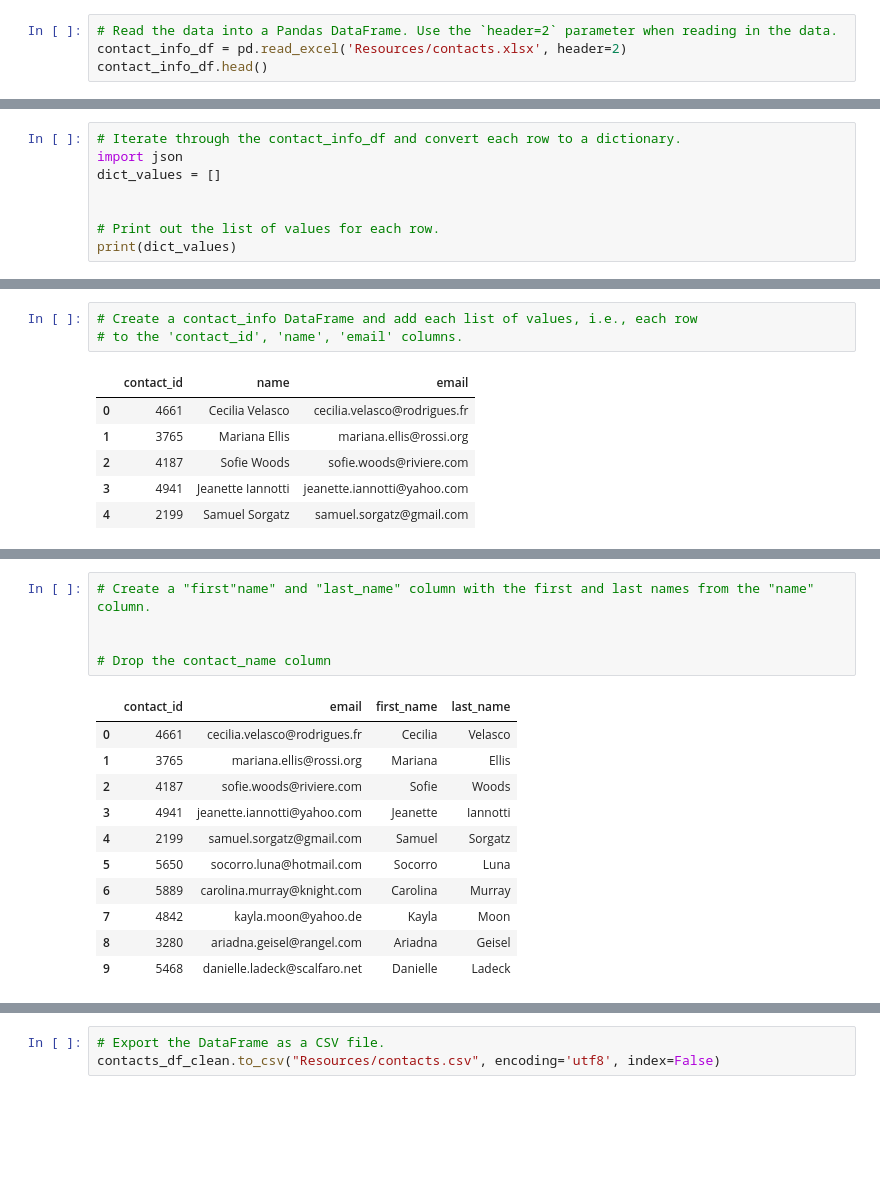
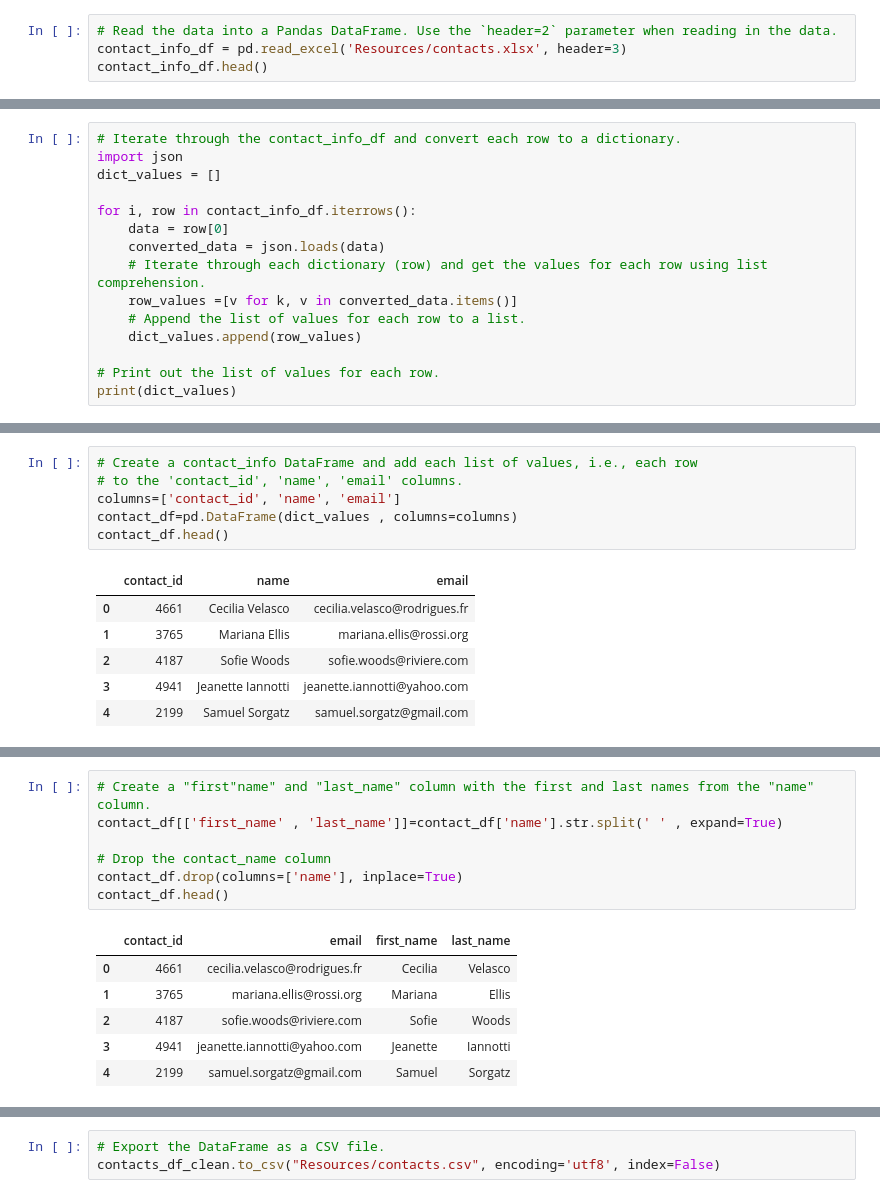
Before and after one commit to WRAITH522/Crowdfunding_ETL, a Jupyter notebook: ETL_Mini_Project_RSilvey_MRindfleisch.ipynb, the cells around one changed output, grey strips where cells are left out. Drawn from its saved outputs; the diff is of its cells as text; blank space fills up the shorter version.

```diff
--- a/ETL_Mini_Project_RSilvey_MRindfleisch.ipynb
+++ b/ETL_Mini_Project_RSilvey_MRindfleisch.ipynb
@@ -274,6 +279,6 @@ campaign_cleaned.to_csv("Resources/campaign.csv", index=False)
 ### Extract the contacts.xlsx Data.
 # %%
 # Read the data into a Pandas DataFrame. Use the `header=2` parameter when reading in the data.
-contact_info_df = pd.read_excel('Resources/contacts.xlsx', header=2)
+contact_info_df = pd.read_excel('Resources/contacts.xlsx', header=3)
 contact_info_df.head()
 # %% [output]
@@ -300,6 +320,13 @@ Then export the DataFrame as a `contacts.csv` CSV file.
 import json
 dict_values = []
 
+for i, row in contact_info_df.iterrows():
+    data = row[0]
+    converted_data = json.loads(data)
+    # Iterate through each dictionary (row) and get the values for each row using list comprehension.
+    row_values =[v for k, v in converted_data.items()]
+    # Append the list of values for each row to a list.
+    dict_values.append(row_values)
 
 # Print out the list of values for each row.
 print(dict_values)
@@ -308,6 +335,9 @@ print(dict_values)
 # %%
 # Create a contact_info DataFrame and add each list of values, i.e., each row
 # to the 'contact_id', 'name', 'email' columns.
+columns=['contact_id', 'name', 'email']
+contact_df=pd.DataFrame(dict_values , columns=columns)
+contact_df.head()
 # %% [output]
 |  | contact_id | name | email |
 | 0 | 4661 | Cecilia Velasco | cecilia.velasco@rodrigues.fr |
@@ -330,20 +361,17 @@ dtypes: int64(1), object(2)
 memory usage: 23.6+ KB
 # %%
 # Create a "first"name" and "last_name" column with the first and last names from the "name" column.
-
+contact_df[['first_name' , 'last_name']]=contact_df['name'].str.split(' ' , expand=True)
 
 # Drop the contact_name column
+contact_df.drop(columns=['name'], inplace=True)
+contact_df.head()
 # %% [output]
 |  | contact_id | email | first_name | last_name |
 | 0 | 4661 | cecilia.velasco@rodrigues.fr | Cecilia | Velasco |
 | 1 | 3765 | mariana.ellis@rossi.org | Mariana | Ellis |
 | 2 | 4187 | sofie.woods@riviere.com | Sofie | Woods |
 | 3 | 4941 | jeanette.iannotti@yahoo.com | Jeanette | Iannotti |
 | 4 | 2199 | samuel.sorgatz@gmail.com | Samuel | Sorgatz |
-| 5 | 5650 | socorro.luna@hotmail.com | Socorro | Luna |
-| 6 | 5889 | carolina.murray@knight.com | Carolina | Murray |
-| 7 | 4842 | kayla.moon@yahoo.de | Kayla | Moon |
-| 8 | 3280 | ariadna.geisel@rangel.com | Ariadna | Geisel |
-| 9 | 5468 | danielle.ladeck@scalfaro.net | Danielle | Ladeck |
 # %%
 # Reorder the columns
```
Also changed, not shown: parts of 8 cells of this notebook, 1 other file.
